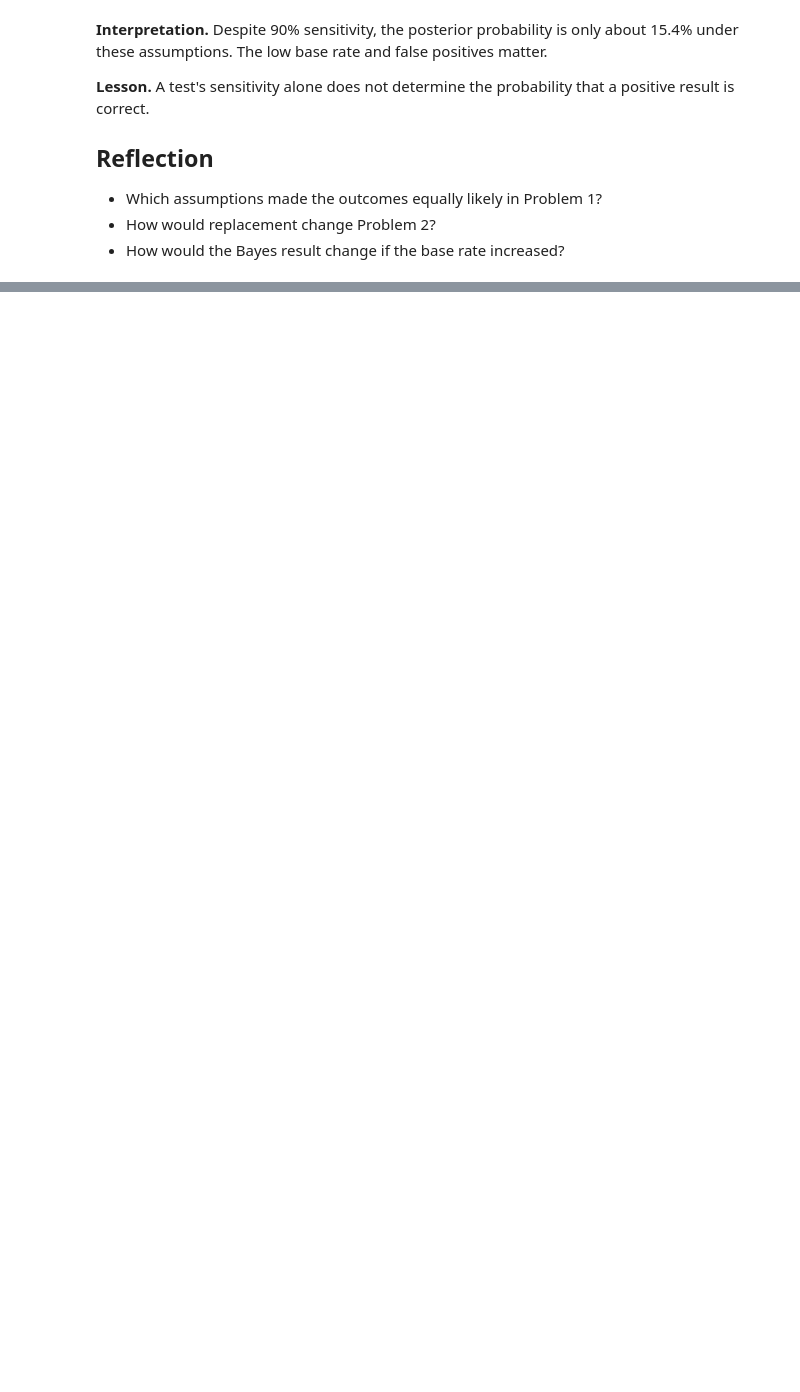
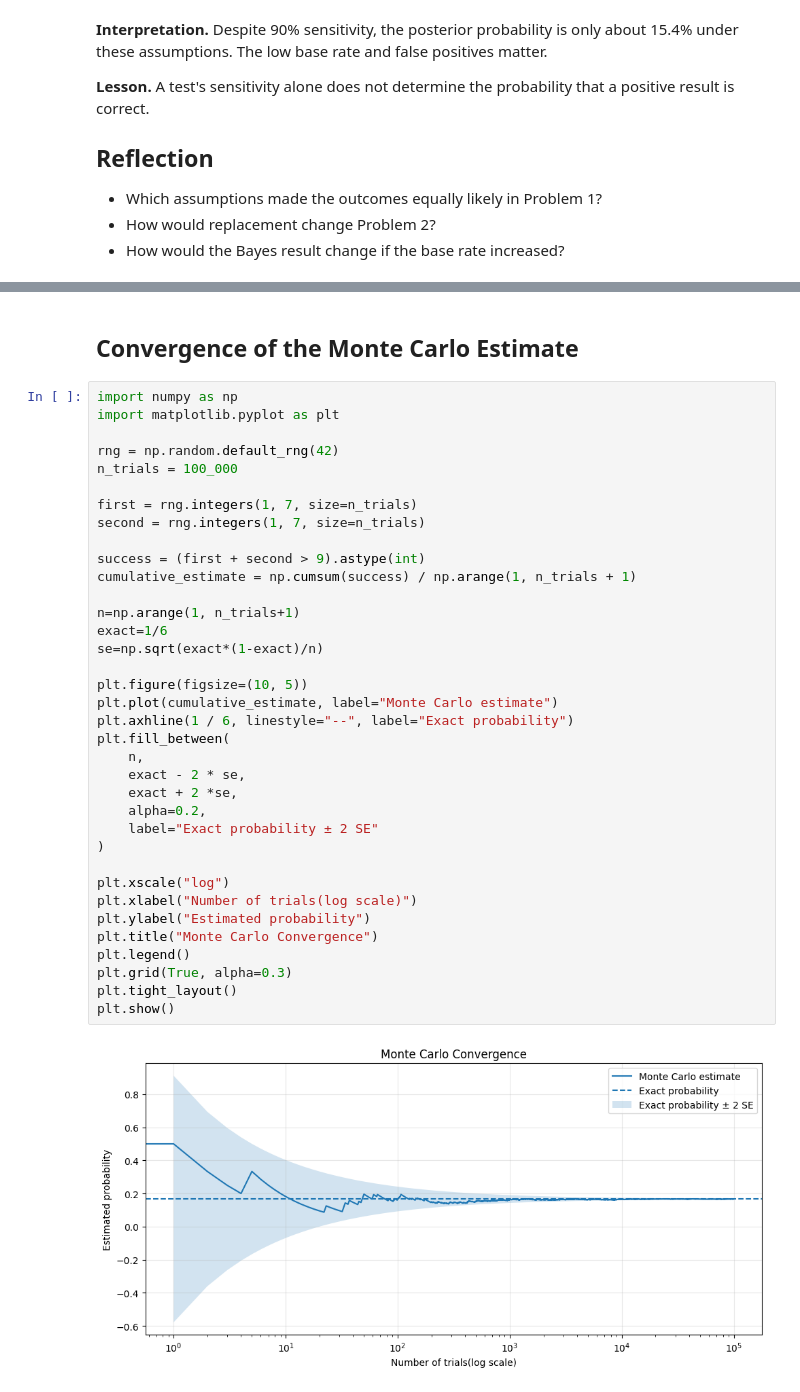
Before and after one commit to tanvirahammod76/mathematical-reasoning-with-python, a Jupyter notebook: notebooks/01_probability.ipynb, the cells around one changed output, grey strips where cells are left out. Saved outputs shown, nothing was run; the diff lists cells and outputs as text; blank space fills up the shorter version.

Commit message:
Complete probability exercises and Monte Carlo simulation

```diff
--- a/notebooks/01_probability.ipynb
+++ b/notebooks/01_probability.ipynb
@@ -103,0 +437,40 @@ assert 0 < float(p_condition_given_positive) < 1
+# %% [markdown]
+## Convergence of the Monte Carlo Estimate
+# %%
+import numpy as np
+import matplotlib.pyplot as plt
+
+rng = np.random.default_rng(42)
+n_trials = 100_000
+
+first = rng.integers(1, 7, size=n_trials)
+second = rng.integers(1, 7, size=n_trials)
+
+success = (first + second > 9).astype(int)
+cumulative_estimate = np.cumsum(success) / np.arange(1, n_trials + 1)
+
+n=np.arange(1, n_trials+1)
+exact=1/6
+se=np.sqrt(exact*(1-exact)/n)
+
+plt.figure(figsize=(10, 5))
+plt.plot(cumulative_estimate, label="Monte Carlo estimate")
+plt.axhline(1 / 6, linestyle="--", label="Exact probability")
+plt.fill_between(
+    n,
+    exact - 2 * se,
+    exact + 2 *se,
+    alpha=0.2,
+    label="Exact probability ± 2 SE"
+)
+
+plt.xscale("log")
+plt.xlabel("Number of trials(log scale)")
+plt.ylabel("Estimated probability")
+plt.title("Monte Carlo Convergence")
+plt.legend()
+plt.grid(True, alpha=0.3)
+plt.tight_layout()
+plt.show()
+# %% [output]
+[figure, added]
```
Also changed, not shown: parts of 19 cells of this notebook.
